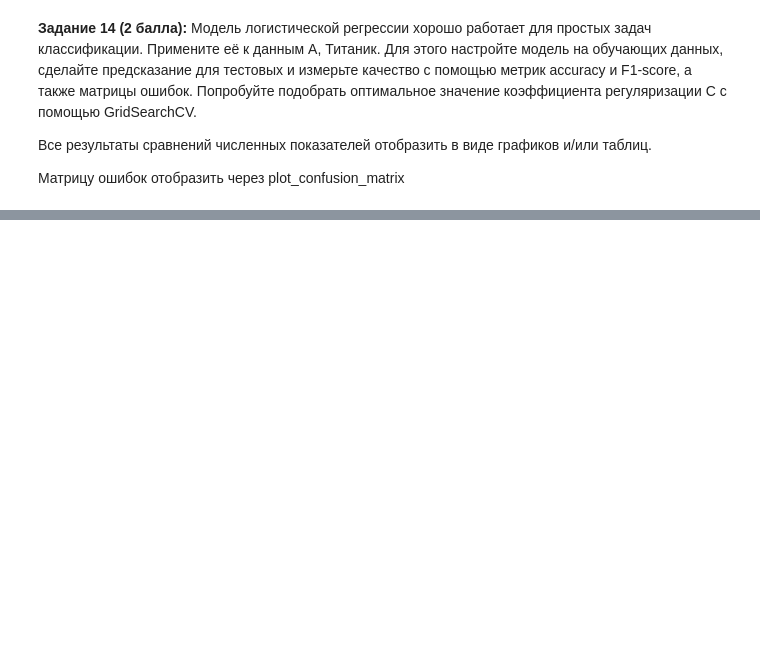
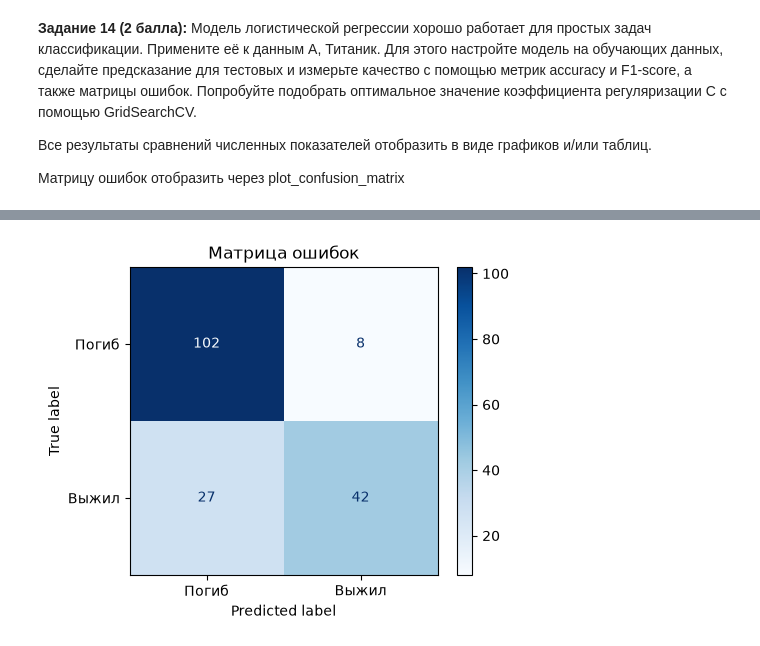
Before and after one commit to IrishinT/Lab_02_PythonForAI, a Jupyter notebook: Languages_for_AI__Python_ML_Lab02.ipynb, the cells around one changed output, grey strips where cells are left out. Saved outputs shown, nothing was run; the diff lists cells and outputs as text; code cells hidden in the pictures; blank space fills up the shorter version.

```diff
--- a/Languages_for_AI__Python_ML_Lab02.ipynb
+++ b/Languages_for_AI__Python_ML_Lab02.ipynb
@@ -925,0 +1186,17 @@ from sklearn.metrics import plot_confusion_matrix
+# %%
+from sklearn.metrics import ConfusionMatrixDisplay
+
+fig, ax = plt.subplots(figsize=(5, 4))
+ConfusionMatrixDisplay.from_estimator(
+    best_lr,
+    X_test_scaled,
+    y_test,
+    display_labels=["Погиб", "Выжил"],
+    cmap="Blues",
+    ax=ax,
+)
+plt.title("Матрица ошибок")
+plt.grid(False)
+plt.show()
+# %% [output]
+[figure, added]
```
Also changed, not shown: parts of 9 cells of this notebook.
